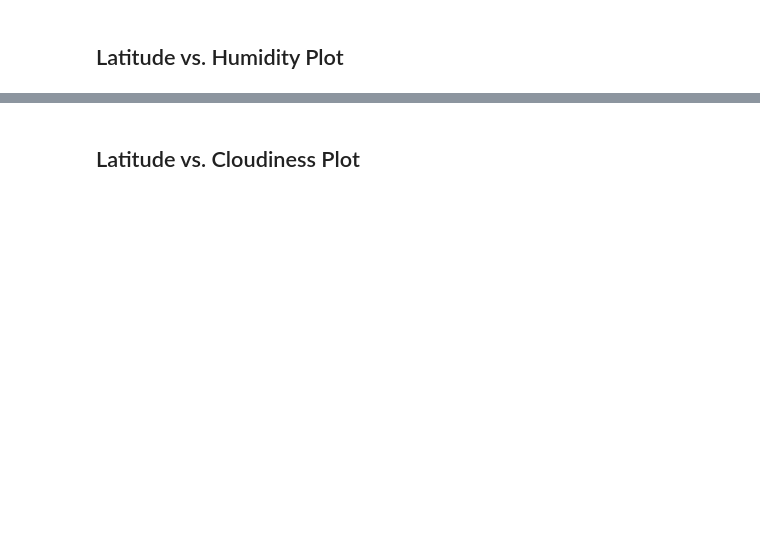
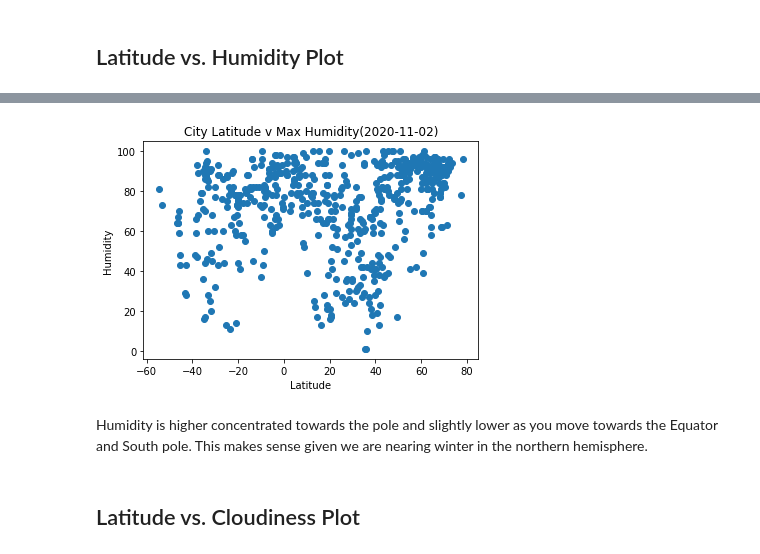
Before and after one commit to staceywai/python-api-challenge, a Jupyter notebook: WeatherPy/WeatherPy.ipynb, the cells around one changed output, grey strips where cells are left out. Cells and saved outputs as stored; diff of their text form; code cells hidden in the pictures; blank space fills up the shorter version.

```diff
--- a/WeatherPy/WeatherPy.ipynb
+++ b/WeatherPy/WeatherPy.ipynb
@@ -143,2 +205,13 @@ Int64Index([], dtype='int64')
+# %%
+plt.scatter(city_df['Lat'], city_df['Humidity'])
+plt.xlabel('Latitude')
+plt.ylabel('Humidity')
+plt.title(f'City Latitude v Max Humidity({city_date})')
+plt.savefig('../output_data/Latitude v. Humidity plot.png')
+plt.show()
+# %% [output]
+[figure, added]
+# %% [markdown]
+Humidity is higher concentrated towards the pole and slightly lower as you move towards the Equator and South pole. This makes sense given we are nearing winter in the northern hemisphere.
 # %% [markdown]
 ## Latitude vs. Cloudiness Plot
```
Also changed, not shown: parts of 49 cells of this notebook, 14 other files.
